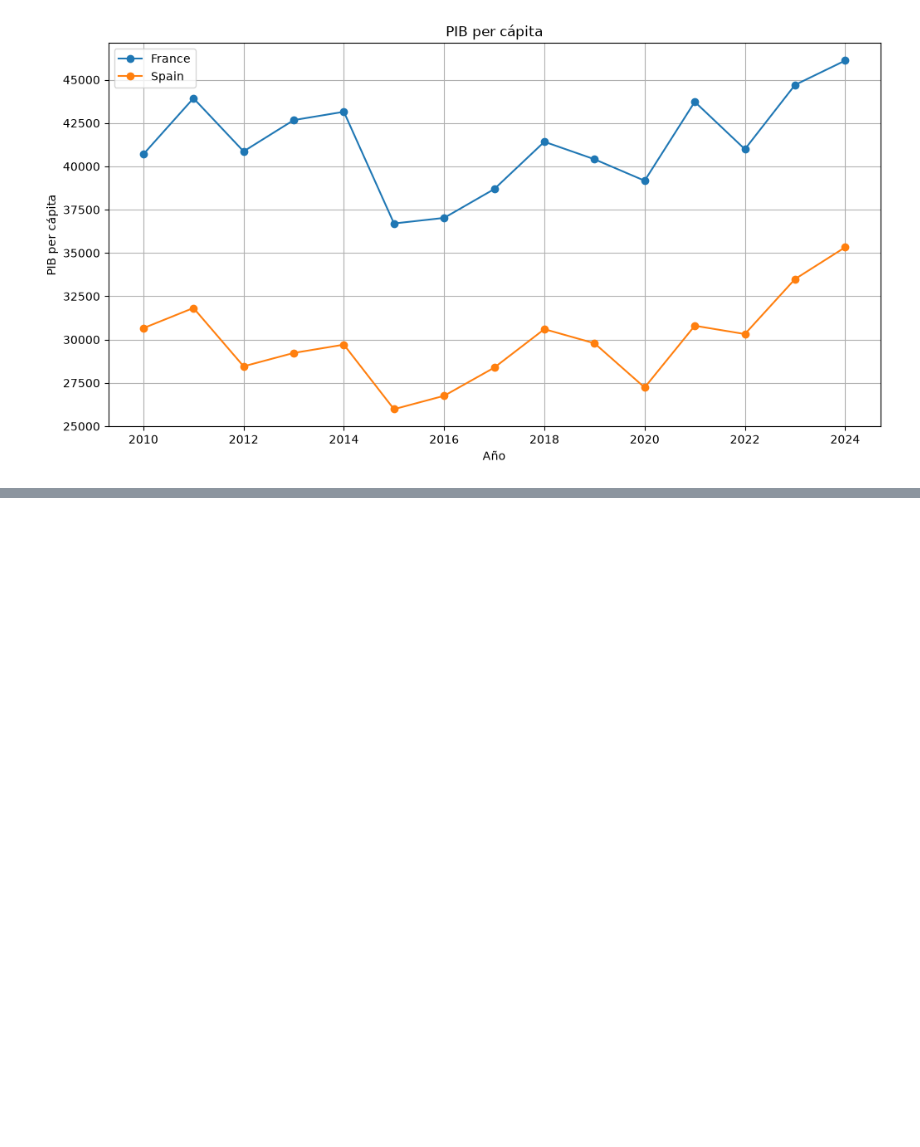
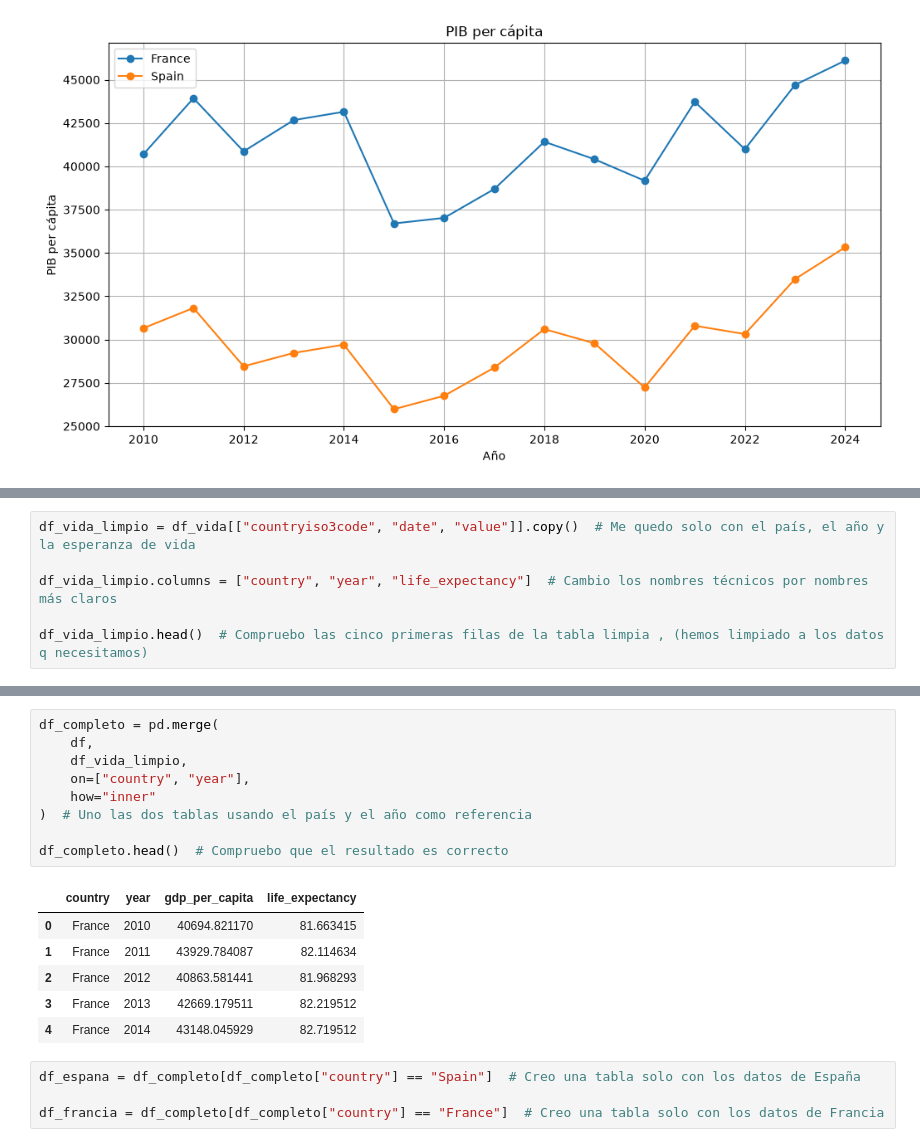
Before and after one commit to sergiocaceresbas/interacting-with-api-python-project-tutorial, a Jupyter notebook: src/explore.ipynb, the cells around one changed output, grey strips where cells are left out. Drawn from its saved outputs; the diff is of its cells as text; blank space fills up the shorter version.

```diff
--- a/src/explore.ipynb
+++ b/src/explore.ipynb
@@ -300,0 +333,6 @@ plt.show()
+# %%
+df_vida_limpio = df_vida[["countryiso3code", "date", "value"]].copy()  # Me quedo solo con el país, el año y la esperanza de vida
+
+df_vida_limpio.columns = ["country", "year", "life_expectancy"]  # Cambio los nombres técnicos por nombres más claros
+
+df_vida_limpio.head()  # Compruebo las cinco primeras filas de la tabla limpia , (hemos limpiado a los datos q necesitamos)
@@ -300,0 +363,20 @@ plt.show()
+# %%
+df_completo = pd.merge(
+    df,
+    df_vida_limpio,
+    on=["country", "year"],
+    how="inner"
+)  # Uno las dos tablas usando el país y el año como referencia
+
+df_completo.head()  # Compruebo que el resultado es correcto
+# %% [output]
+|  | country | year | gdp_per_capita | life_expectancy |
+| 0 | France | 2010 | 40694.821170 | 81.663415 |
+| 1 | France | 2011 | 43929.784087 | 82.114634 |
+| 2 | France | 2012 | 40863.581441 | 81.968293 |
+| 3 | France | 2013 | 42669.179511 | 82.219512 |
+| 4 | France | 2014 | 43148.045929 | 82.719512 |
+# %%
+df_espana = df_completo[df_completo["country"] == "Spain"]  # Creo una tabla solo con los datos de España
+
+df_francia = df_completo[df_completo["country"] == "France"]  # Creo una tabla solo con los datos de Francia
```
Also changed, not shown: parts of 11 cells of this notebook.
